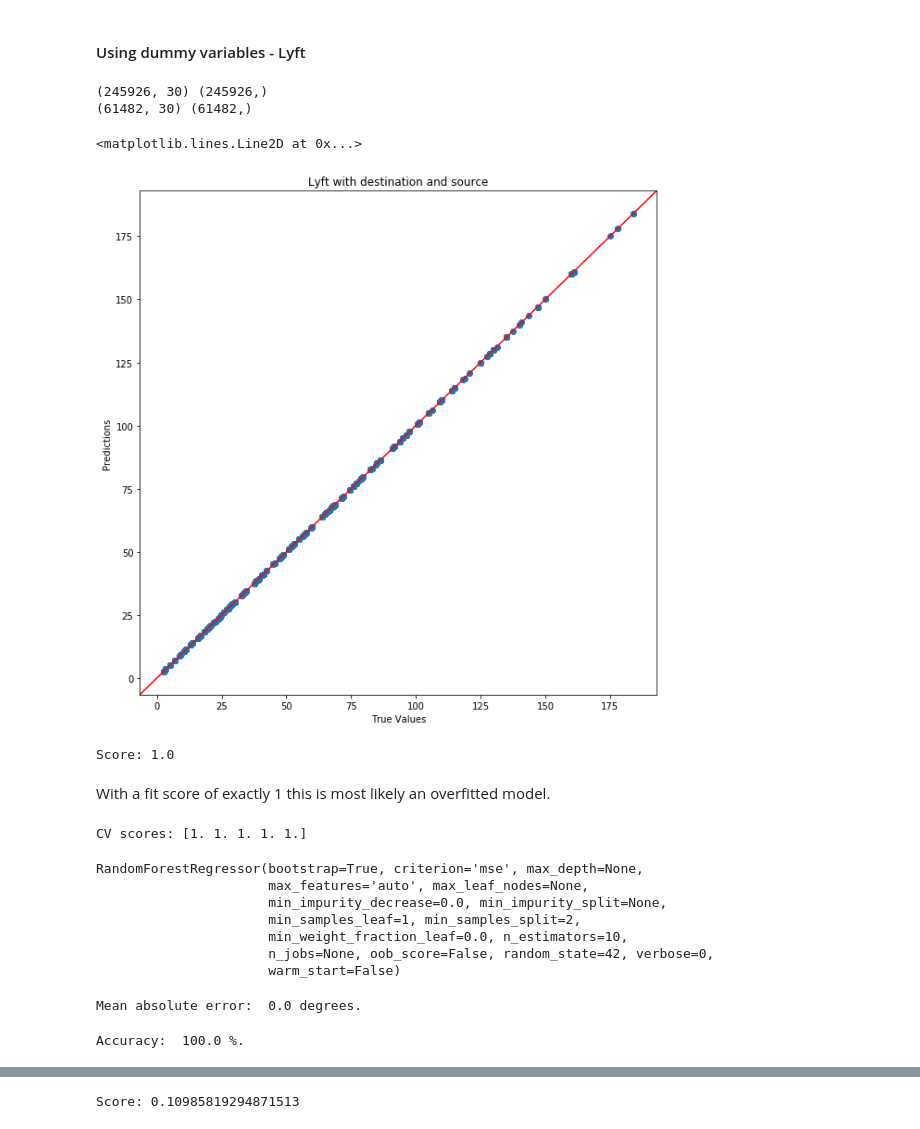
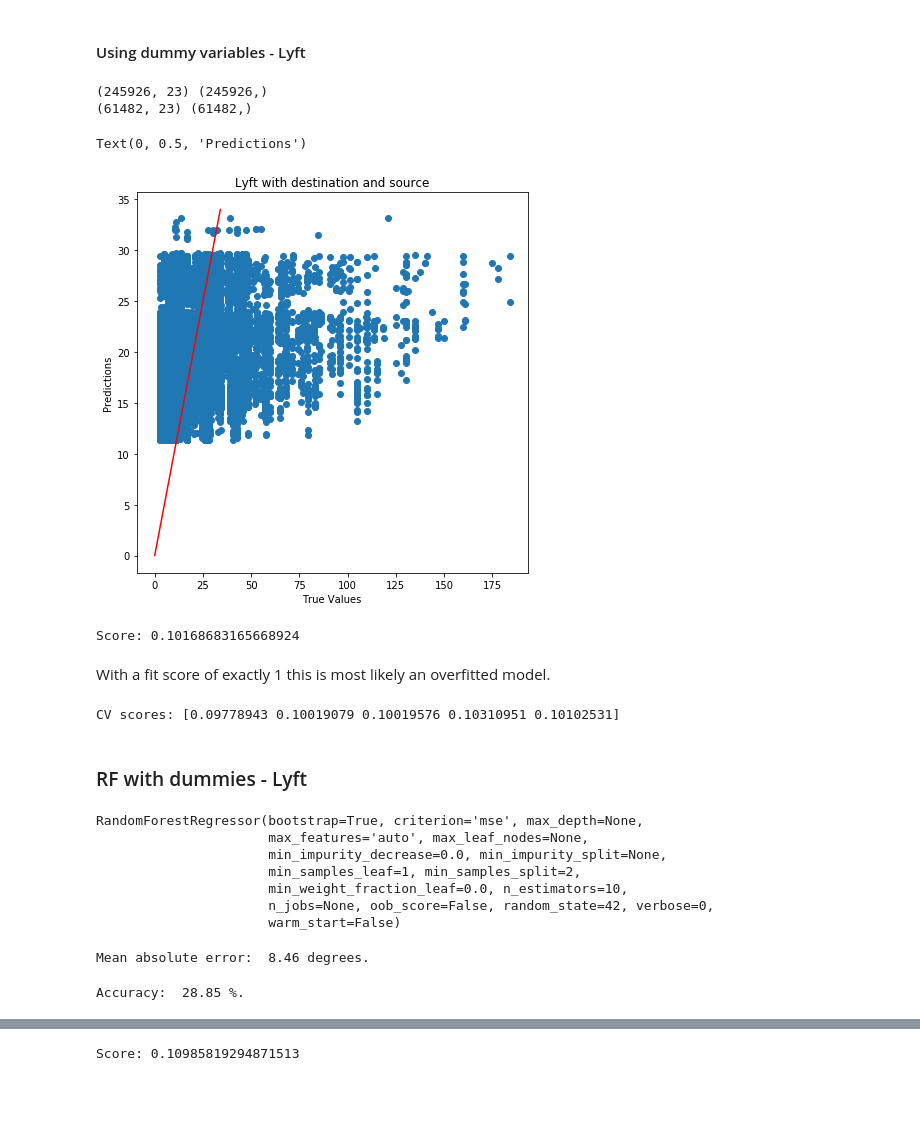
Before and after one commit to samwrite/Springboard, a Jupyter notebook: Capstone 1/Capstone Project 1 Final.ipynb, the cells around one changed output, grey strips where cells are left out. Saved outputs shown, nothing was run; the diff lists cells and outputs as text; code cells hidden in the pictures; blank space fills up the shorter version.

```diff
--- a/Capstone 1/Capstone Project 1 Final.ipynb
+++ b/Capstone 1/Capstone Project 1 Final.ipynb
@@ -422,36 +432,33 @@ Variable: distance             Importance: 0.25
 # %%
 y = lyft_data.price
 #Second test we create dummy variables for destination, source, name (product_id is the same as name)
-dummied_lyft_data = pd.get_dummies(lyft_data, columns=['destination', 'source', 'name'], drop_first=True)
-X = dummied_lyft_data.drop(columns=['cab_type','time_stamp', 'id', 'product_id'])
+dummied_lyft_data = pd.get_dummies(lyft_data, columns=['destination', 'source'], drop_first=True)
+X = dummied_lyft_data.drop(columns=['surge_multiplier', 'price', 'name', 'cab_type','time_stamp', 'id', 'product_id'])
 feature_list = list(X.columns)
 X_train, X_test, y_train, y_test = train_test_split(X, y, test_size = 0.2, random_state=0)
 print(X_train.shape, y_train.shape)
 print(X_test.shape, y_test.shape)
 # %% [output]
-(245926, 30) (245926,)
-(61482, 30) (61482,)
+(245926, 23) (245926,)
+(61482, 23) (61482,)
 # %%
 lm = linear_model.LinearRegression()
 model = lm.fit(X_train, y_train)
 predictions = lm.predict(X_test)
-fig, ax = plt.subplots(figsize=(10,10))
+fig, ax = plt.subplots(figsize=(7,7))
 ax.scatter(y_test, predictions)
-plt.yticks(np.arange(0, 200, step=25))
+x = np.arange(0,35)
+plt.plot(x,x, color='red')
 plt.title('Lyft with destination and source')
 plt.xlabel('True Values')
 plt.ylabel('Predictions')
-line = mlines.Line2D([0, 1], [0, 1], color='red')
-transform = ax.transAxes
-line.set_transform(transform)
-ax.add_line(line)
 # %% [output]
-<matplotlib.lines.Line2D at 0x...>
+Text(0, 0.5, 'Predictions')
-[figure, old version]
+[figure, new version]
 # %%
 print('Score:', model.score(X_test, y_test))
 # %% [output]
-Score: 1.0
+Score: 0.10168683165668924
 # %% [markdown]
 With a fit score of exactly 1 this is most likely an overfitted model.
 # %%
@@ -459,7 +466,9 @@ With a fit score of exactly 1 this is most likely an overfitted model.
 scores = cross_val_score(model, X, y, cv=5)
 print('CV scores:', scores)
 # %% [output]
-CV scores: [1. 1. 1. 1. 1.]
+CV scores: [0.09778943 0.10019079 0.10019576 0.10310951 0.10102531]
+# %% [markdown]
+### RF with dummies - Lyft
 # %%
 rf = RandomForestRegressor(n_estimators=10, random_state = 42)
 
@@ -480,14 +489,14 @@ predictions = rf.predict(X_test)
 errors = abs(predictions - y_test)
 print('Mean absolute error: ', round(np.mean(errors), 2), 'degrees.')
 # %% [output]
-Mean absolute error:  0.0 degrees.
+Mean absolute error:  8.46 degrees.
 # %%
 #calculate mean absolute percentage error
 mape = 100 * (errors / y_test)
 accuracy = 100 - np.mean(mape)
 print('Accuracy: ', round(accuracy, 2), '%.')
 # %% [output]
-Accuracy:  100.0 %.
+Accuracy:  28.85 %.
 # %%
 importances = list(rf.feature_importances_)
 
```
Also changed, not shown: parts of 29 cells of this notebook.
